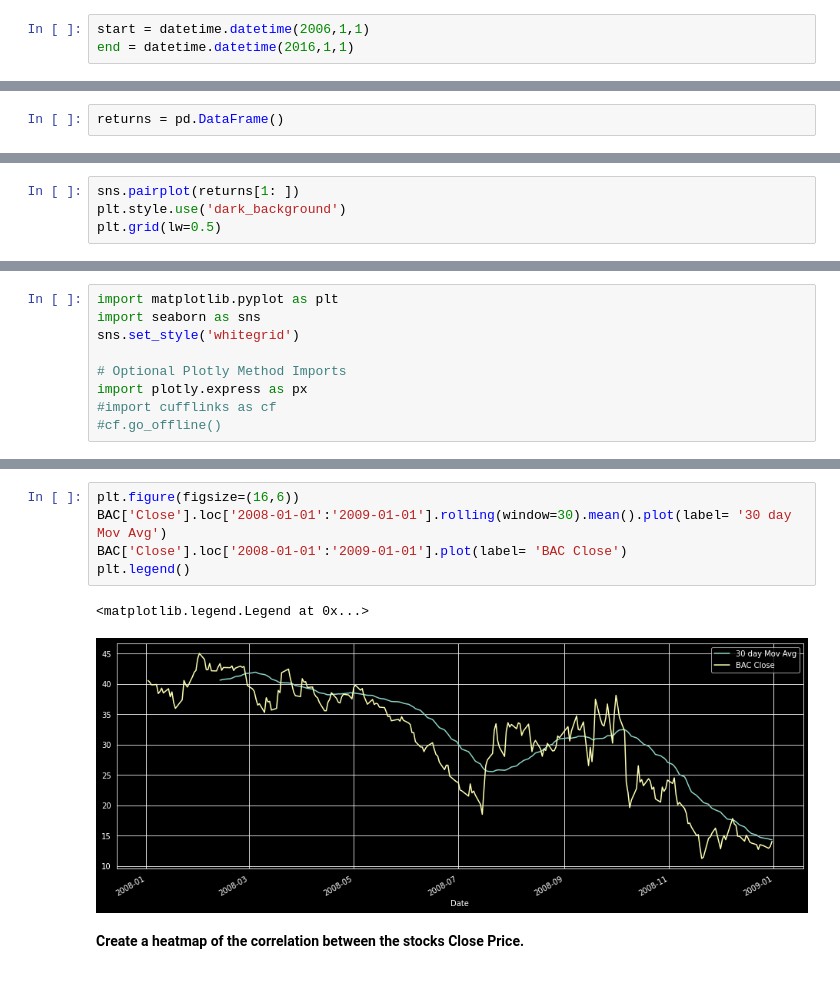
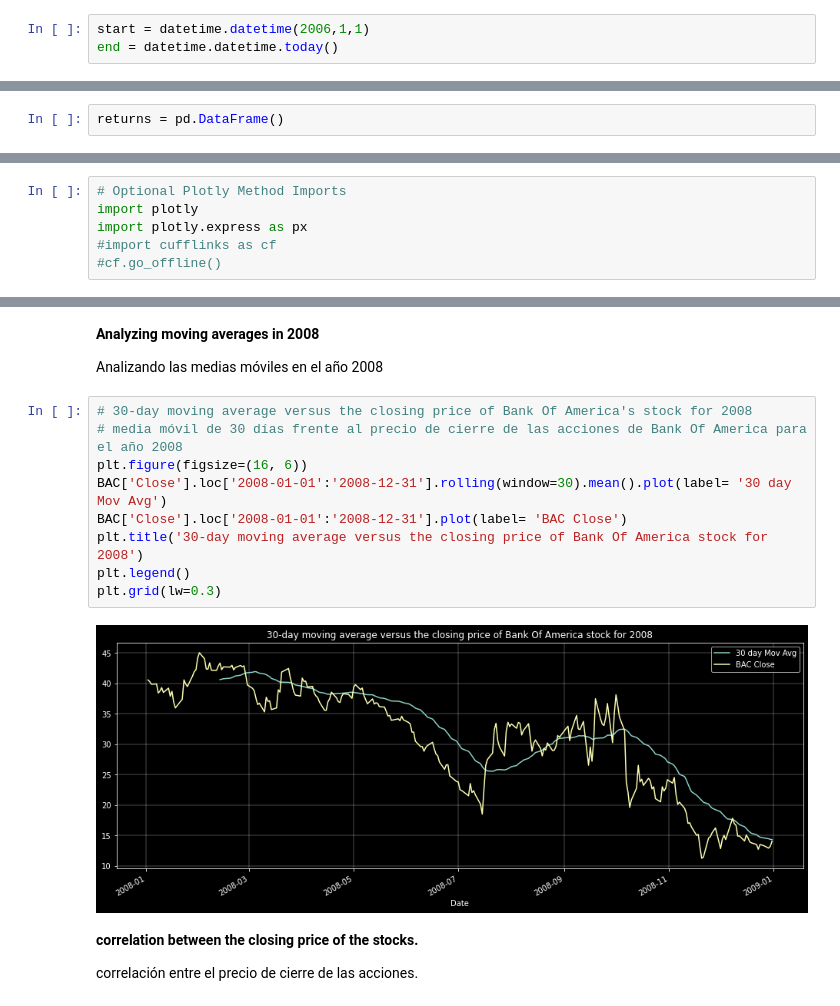
Before and after one commit to DanielGroup4/PortafolioProjects, a Jupyter notebook: FinanceProject_ExploratoryDataAnalysis_Python/FinanceProject.ipynb, the cells around one changed output, grey strips where cells are left out. Cells and saved outputs as stored; diff of their text form.

```diff
--- a/FinanceProject_ExploratoryDataAnalysis_Python/FinanceProject.ipynb
+++ b/FinanceProject_ExploratoryDataAnalysis_Python/FinanceProject.ipynb
@@ -32,7 +32,7 @@ Get stock information for the following banks (Obtener información sobre las ac
  En esta página está la documentación para obtener los datos financieros consejos e instrucciones. En este caso utlizaré Yahoo Finance Data finance como [fuente](https://pandas-datareader.readthedocs.io/en/latest/remote_data.html)
 # %%
 start = datetime.datetime(2006,1,1)
-end = datetime.datetime(2016,1,1)
+end = datetime.datetime.today()
 # %%
 # Bank of America
 BAC = data.DataReader("BAC", 'yahoo', start, end)
@@ -198,4 +183,0 @@ returns[1: ]
-# %%
-sns.pairplot(returns[1: ])
-plt.style.use('dark_background')
-plt.grid(lw=0.5)
@@ -318,9 +290,6 @@ Gran parte de este proyecto se centrará en las visualizaciones. Siéntase libre
 # %%
-import matplotlib.pyplot as plt
-import seaborn as sns
-sns.set_style('whitegrid')
-
 # Optional Plotly Method Imports
+import plotly
 import plotly.express as px
 #import cufflinks as cf
 #cf.go_offline()
@@ -404,13 +318,24 @@ Trace la media móvil de 30 días frente al precio de cierre de las acciones de
+# %% [markdown]
+
+
+**Analyzing moving averages in 2008**
+
+Analizando las medias móviles en el año 2008
 # %%
-plt.figure(figsize=(16,6))
-BAC['Close'].loc['2008-01-01':'2009-01-01'].rolling(window=30).mean().plot(label= '30 day Mov Avg')
-BAC['Close'].loc['2008-01-01':'2009-01-01'].plot(label= 'BAC Close')
+# 30-day moving average versus the closing price of Bank Of America's stock for 2008
+# media móvil de 30 días frente al precio de cierre de las acciones de Bank Of America para el año 2008
+plt.figure(figsize=(16, 6))
+BAC['Close'].loc['2008-01-01':'2008-12-31'].rolling(window=30).mean().plot(label= '30 day Mov Avg')
+BAC['Close'].loc['2008-01-01':'2008-12-31'].plot(label= 'BAC Close')
+plt.title('30-day moving average versus the closing price of Bank Of America stock for 2008')
 plt.legend()
+plt.grid(lw=0.3)
 # %% [output]
-<matplotlib.legend.Legend at 0x...>
-[figure, old version]
+[figure, new version]
-# %% [markdown]
-**Create a heatmap of the correlation between the stocks Close Price.**
+# %% [markdown]
+**correlation between the closing price of the stocks.**
+
+correlación entre el precio de cierre de las acciones.
 # %%
 bank_stocks.head(3)
 # %% [output]
```
Also changed, not shown: parts of 62 cells of this notebook, 22 other files.
